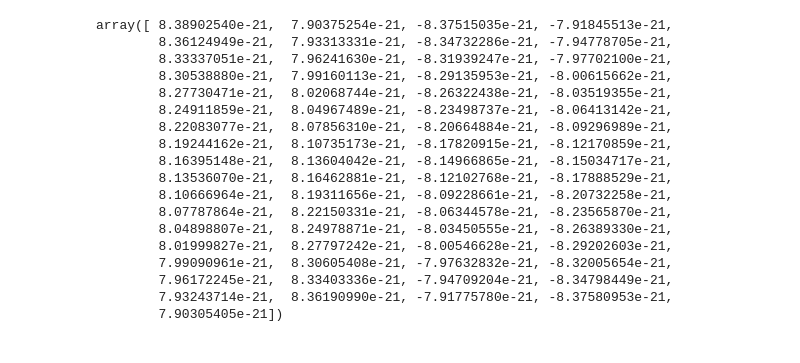
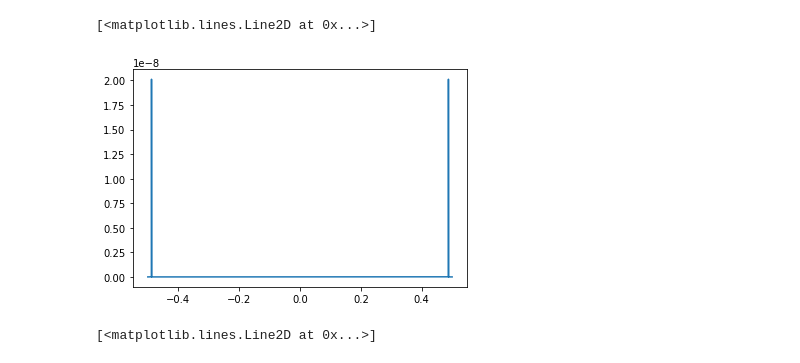
Before and after one commit to Shrobana/PEboson, a Jupyter notebook: ParameterEstimation.ipynb, the cells around one changed output. Drawn from its saved outputs; the diff is of its cells as text; code cells hidden in the pictures.

```diff
--- a/ParameterEstimation.ipynb
+++ b/ParameterEstimation.ipynb
@@ -106,21 +87,17 @@ plt.plot(minute_data,'b',minute_signal,'r')
-# %%
-minute_signal
-# %% [output]
-array([ 8.38902540e-21,  7.90375254e-21, -8.37515035e-21, -7.91845513e-21,
-        8.36124949e-21,  7.93313331e-21, -8.34732286e-21, -7.94778705e-21,
-        8.33337051e-21,  7.96241630e-21, -8.31939247e-21, -7.97702100e-21,
-        8.30538880e-21,  7.99160113e-21, -8.29135953e-21, -8.00615662e-21,
-        8.27730471e-21,  8.02068744e-21, -8.26322438e-21, -8.03519355e-21,
-        8.24911859e-21,  8.04967489e-21, -8.23498737e-21, -8.06413142e-21,
-        8.22083077e-21,  8.07856310e-21, -8.20664884e-21, -8.09296989e-21,
-        8.19244162e-21,  8.10735173e-21, -8.17820915e-21, -8.12170859e-21,
-        8.16395148e-21,  8.13604042e-21, -8.14966865e-21, -8.15034717e-21,
-        8.13536070e-21,  8.16462881e-21, -8.12102768e-21, -8.17888529e-21,
-        8.10666964e-21,  8.19311656e-21, -8.09228661e-21, -8.20732258e-21,
-        8.07787864e-21,  8.22150331e-21, -8.06344578e-21, -8.23565870e-21,
-        8.04898807e-21,  8.24978871e-21, -8.03450555e-21, -8.26389330e-21,
-        8.01999827e-21,  8.27797242e-21, -8.00546628e-21, -8.29202603e-21,
-        7.99090961e-21,  8.30605408e-21, -7.97632832e-21, -8.32005654e-21,
-        7.96172245e-21,  8.33403336e-21, -7.94709204e-21, -8.34798449e-21,
-        7.93243714e-21,  8.36190990e-21, -7.91775780e-21, -8.37580953e-21,
-        7.90305405e-21])
+# %%
+#fft of signal
+freq=np.fft.fftfreq(len(signal_template))#,d=time[1]-time[0]) #Is the 1/T correct?
+shift_freq=np.fft.fftshift(freq)
+fft_signal=np.fft.fft(signal_template)
+plt.plot(shift_freq,abs(fft_signal))
+# %% [output]
+[<matplotlib.lines.Line2D at 0x...>]
+[figure, added]
+# %%
+#fft of data
+freq_data=np.fft.fftfreq(len(gwdata),d=time[1]-time[0])
+shift_freq_data=np.fft.fftshift(freq_data)
+fft_data=np.fft.fft(gwdata)
+plt.plot(shift_freq_data,abs(fft_data))
+# %% [output]
+[<matplotlib.lines.Line2D at 0x...>]
```
Also changed, not shown: parts of 46 cells of this notebook, 1 other file.
